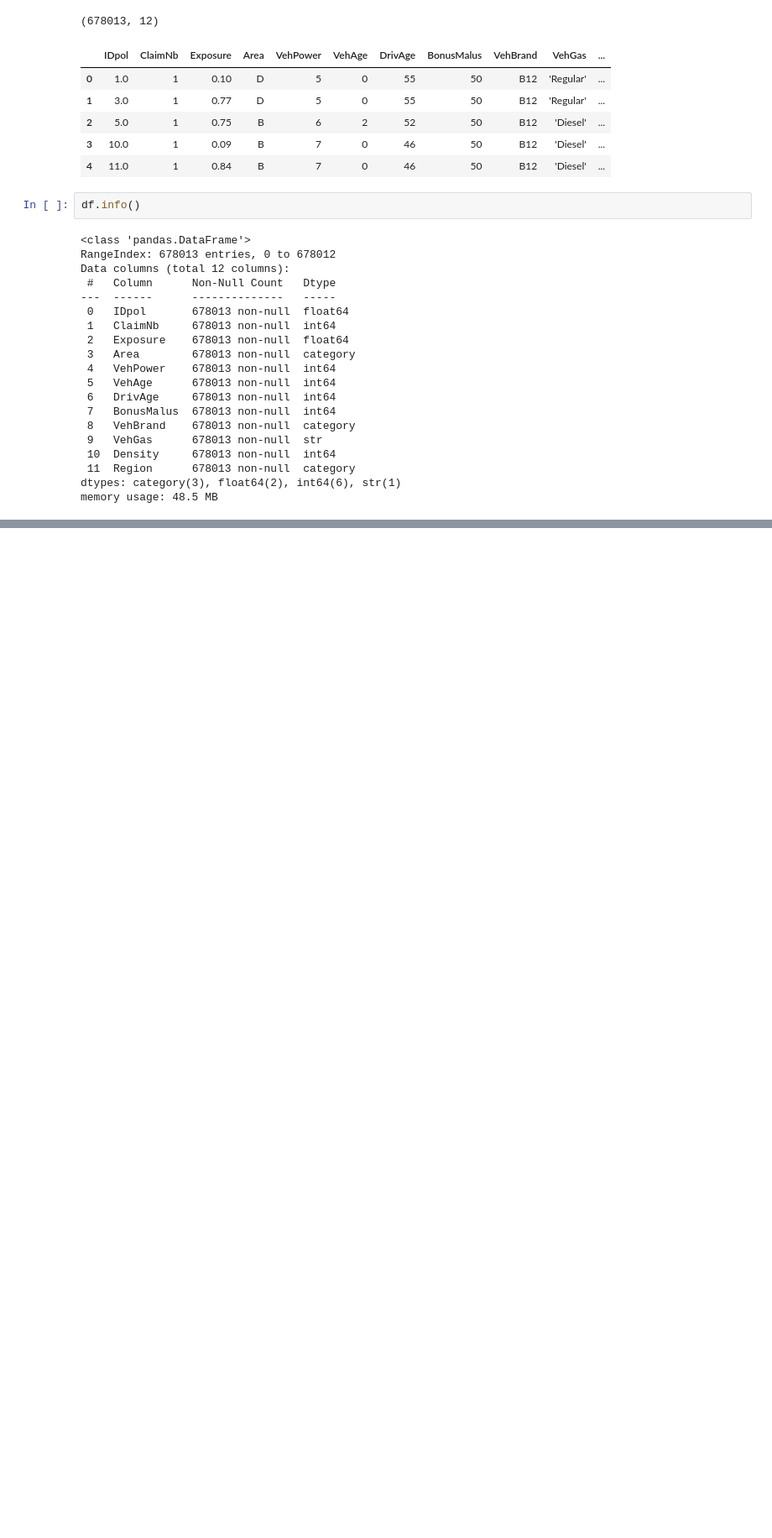
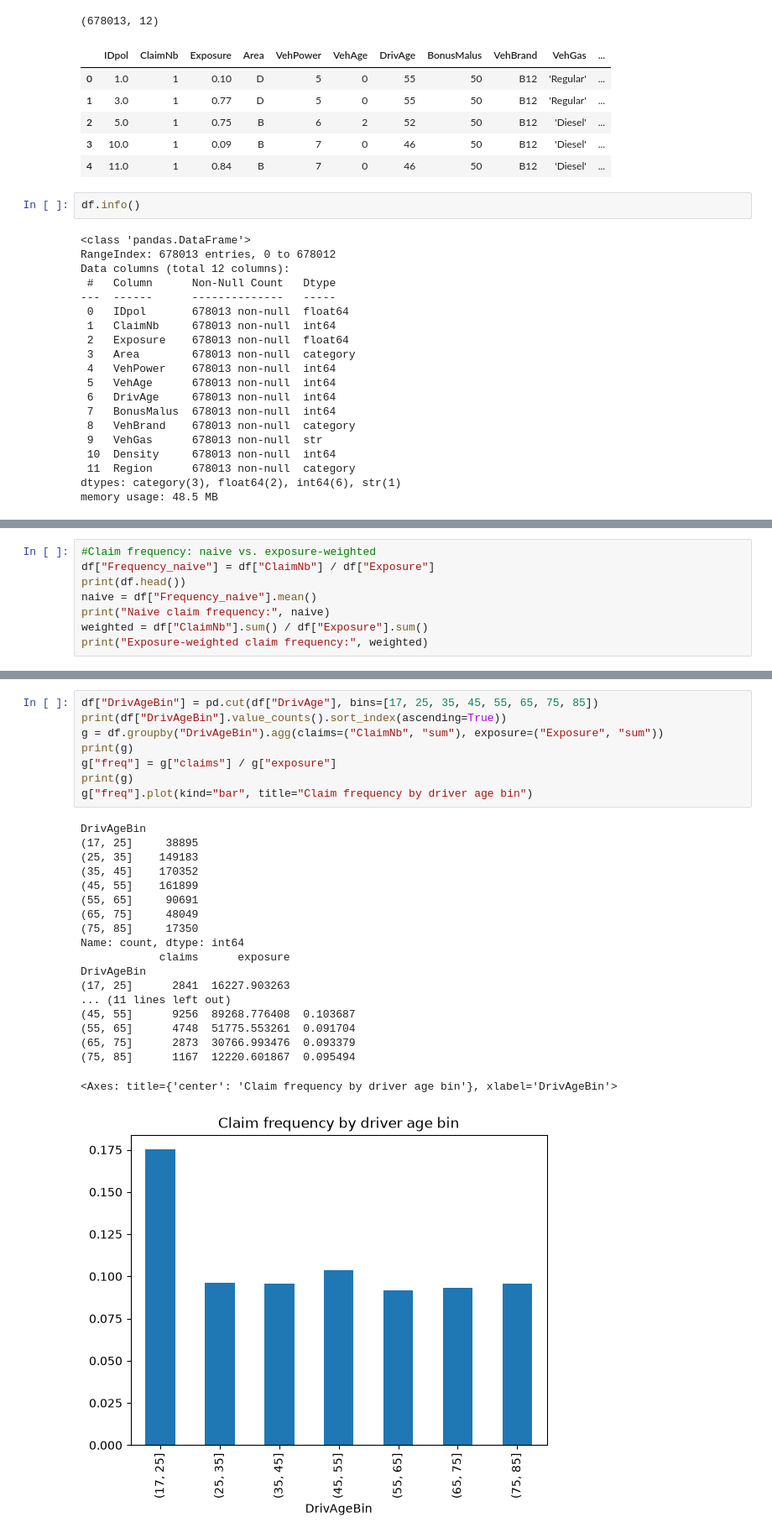
Before and after one commit to echow621/fremtpl2-claim-frequency, a Jupyter notebook: 01_data_exploration.ipynb, the cells around one changed output, grey strips where cells are left out. Shown at 84% size. Saved outputs shown, nothing was run; the diff lists cells and outputs as text; blank space fills up the shorter version.

Commit message:
data exploration and claim frequency

```diff
--- a/01_data_exploration.ipynb
+++ b/01_data_exploration.ipynb
@@ -49,0 +120,8 @@ df.describe()
+# %%
+#Claim frequency: naive vs. exposure-weighted
+df["Frequency_naive"] = df["ClaimNb"] / df["Exposure"]
+print(df.head())
+naive = df["Frequency_naive"].mean()
+print("Naive claim frequency:", naive)
+weighted = df["ClaimNb"].sum() / df["Exposure"].sum()
+print("Exposure-weighted claim frequency:", weighted)
@@ -49,0 +144,28 @@ df.describe()
+# %%
+df["DrivAgeBin"] = pd.cut(df["DrivAge"], bins=[17, 25, 35, 45, 55, 65, 75, 85])
+print(df["DrivAgeBin"].value_counts().sort_index(ascending=True))
+g = df.groupby("DrivAgeBin").agg(claims=("ClaimNb", "sum"), exposure=("Exposure", "sum"))
+print(g)
+g["freq"] = g["claims"] / g["exposure"]
+print(g)
+g["freq"].plot(kind="bar", title="Claim frequency by driver age bin")
+# %% [output]
+DrivAgeBin
+(17, 25]     38895
+(25, 35]    149183
+(35, 45]    170352
+(45, 55]    161899
+(55, 65]     90691
+(65, 75]     48049
+(75, 85]     17350
+Name: count, dtype: int64
+            claims      exposure
+DrivAgeBin
+(17, 25]      2841  16227.903263
+... (11 lines left out)
+(45, 55]      9256  89268.776408  0.103687
+(55, 65]      4748  51775.553261  0.091704
+(65, 75]      2873  30766.993476  0.093379
+(75, 85]      1167  12220.601867  0.095494
+<Axes: title={'center': 'Claim frequency by driver age bin'}, xlabel='DrivAgeBin'>
+[figure, added]
```
Also changed, not shown: parts of 7 cells of this notebook.
